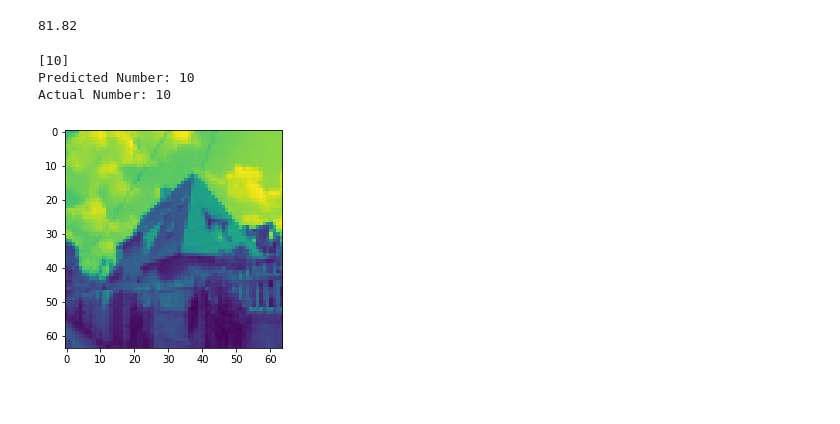
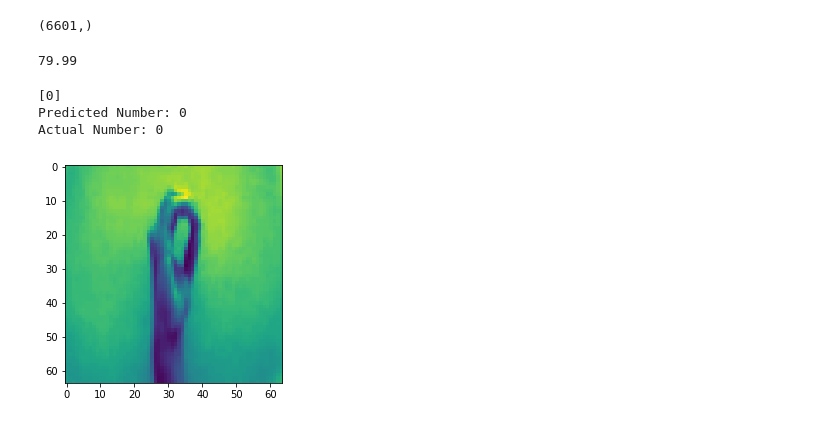
Before and after one commit to shireesha27/demo, a Jupyter notebook: Harshita_SVM.ipynb, the cells around one changed output. Saved outputs shown, nothing was run; the diff lists cells and outputs as text; code cells hidden in the pictures.

```diff
--- a/Harshita_SVM.ipynb
+++ b/Harshita_SVM.ipynb
@@ -51,0 +58,4 @@ X = np.array(df['Pixel'].tolist())
+# %%
+X_train, X_test, Y_train, Y_test = train_test_split( X, y, test_size = 0.4, random_state=40)
+# %%
+Model = svm.SVC(kernel="rbf")
@@ -75 +76,5 @@ array([7, 4, 2, 5, 3, 4, 7, 0, 6, 9, 1])
+# %%
+Y_test.shape
+# %% [output]
+(6601,)
 # %%
@@ -77,20 +82,24 @@ acc_svc = round(accuracy_score(Y_test,Y_pred1)*100,2)
-# %%
-acc_svc
-# %% [output]
-81.82
+# %%
+# Accuracy of svc model
+accuracy
+# %% [output]
+79.99
 # %%
-  import matplotlib.pyplot as plt
-  plt.imshow(df['Pixel'].iloc[50].reshape(64,64))
-  test = np.array(df['Pixel'].iloc[50])
+import matplotlib.pyplot as plt
+def validate(ind,Model):
+  plt.imshow(df['Pixel'].iloc[ind].reshape(64,64))
+  test = np.array(df['Pixel'].iloc[ind])
   test = test.reshape(4096)
-  pred_1= svc.predict(np.array([test]))
+  pred_1= Model.predict(np.array([test]))
   print(pred_1)
 
   hand=int(pred_1)
   print("Predicted Number: "+ str(hand))
-  print("Actual Number: "+ str(np.array(data['Label'].iloc[50])))
+  print("Actual Number: "+ str(np.array(df['Label'].iloc[ind])))
-# %% [output]
-[10]
-Predicted Number: 10
-Actual Number: 10
-[figure, removed]
+# %%
+validate(50,Model)
+# %% [output]
+[0]
+Predicted Number: 0
+Actual Number: 0
+[figure, added]
```
Also changed, not shown: parts of 24 cells of this notebook.
